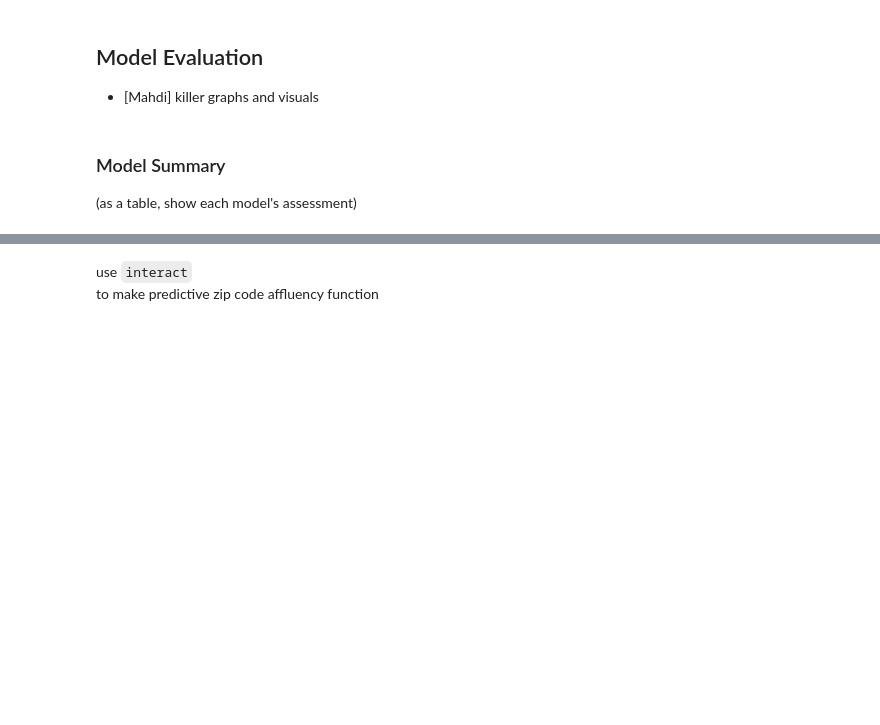
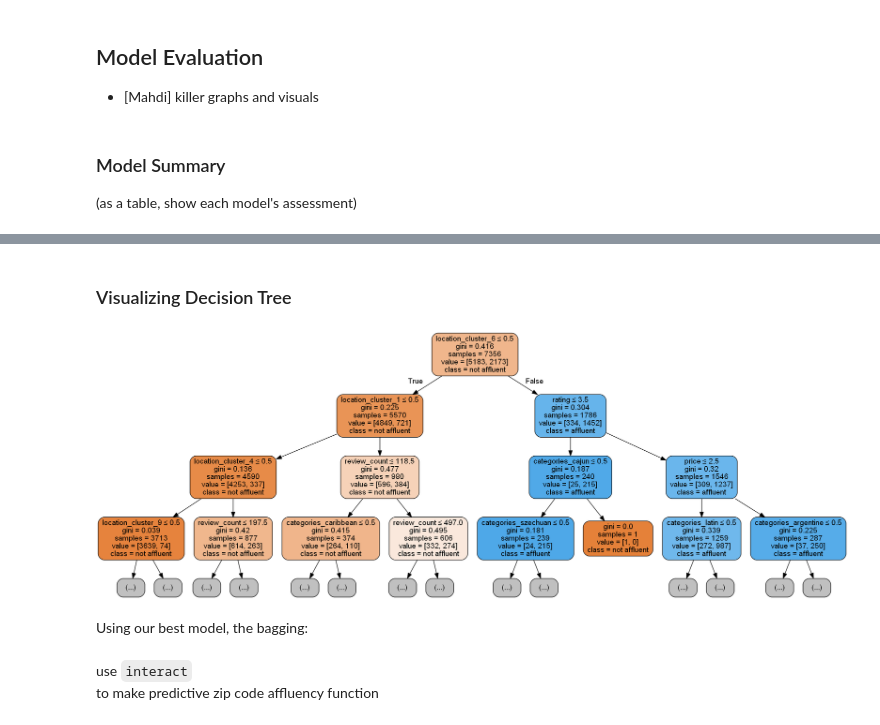
Before and after one commit to Shaddyjr/predicting_affluence_using_yelp, a Jupyter notebook: client_project_notebook.ipynb, the cells around one changed output, grey strips where cells are left out. Saved outputs shown, nothing was run; the diff lists cells and outputs as text; code cells hidden in the pictures; blank space fills up the shorter version.

```diff
--- a/client_project_notebook.ipynb
+++ b/client_project_notebook.ipynb
@@ -926,3 +998,30 @@ Precision: 0.8078175895765473
+# %% [markdown]
+### Visualizing Decision Tree
+# %%
+# Setting up tree graph
+X_train, X_test, y_train, y_test = train_test_split(optimum_X, y, random_state = random_state, stratify = y)
+opt_dt = DecisionTreeClassifier()
+opt_dt.fit(X_train, y_train)
+
+dot_data = StringIO()
+
+tree.export_graphviz(
+    opt_dt,
+    out_file = dot_data,
+    class_names = ["not affluent","affluent"],
+    max_depth = 3,
+    feature_names = optimum_X.columns,
+    filled=True,
+    rounded=True,
+    special_characters=True
+)
+graph = pydotplus.graph_from_dot_data(dot_data.getvalue())
+# %%
+Image(graph.create_png())
+# %% [output]
+[figure, added]
+# %% [markdown]
+Using our best model, the bagging:
 # %% [markdown]
 use `interact`
 to make predictive zip code affluency function
```
Also changed, not shown: parts of 51 cells of this notebook, 5 other files.
